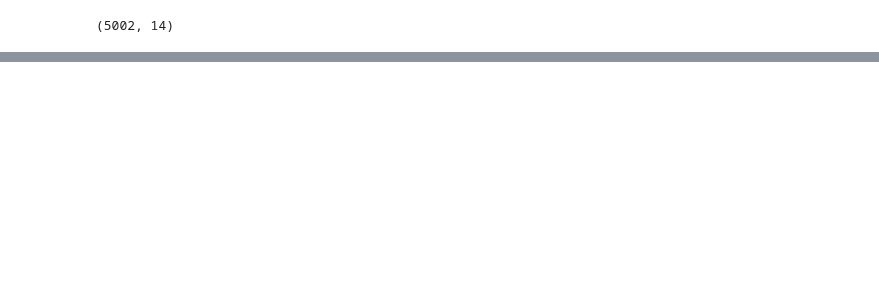
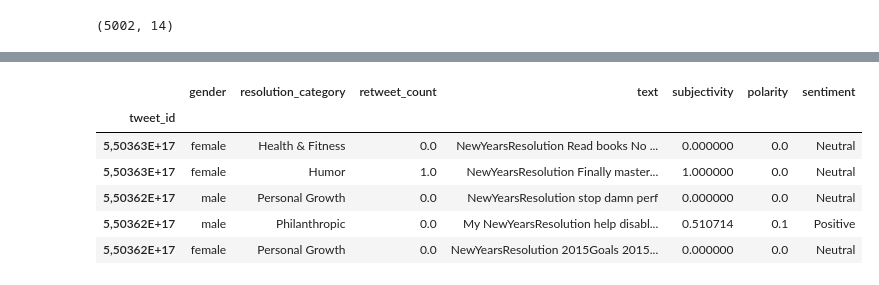
Before and after one commit to RobertaBRC/portfolio_projects, a Jupyter notebook: NewYearsResolutions.ipynb, the cells around one changed output, grey strips where cells are left out. Cells and saved outputs as stored; diff of their text form; code cells hidden in the pictures; blank space fills up the shorter version.

```diff
--- a/NewYearsResolutions.ipynb
+++ b/NewYearsResolutions.ipynb
@@ -33,0 +42,13 @@ Name: text, Length: 5002, dtype: object
+# %%
+# Removing '#', 'RT', hyperlinks, @mentions, punctuations, and stop words
+def cleanText(text):
+    text = re.sub(r'#', '', text)
+    text = re.sub(r'RT[\s]+', '', text)
+    text = re.sub(r'https?:\/\/\S+', '', text)
+    text = re.sub(r'@[a-zA-Z0-9]+', '', text)
+    text = text.translate(str.maketrans('', '', string.punctuation))
+    text = ' '.join([word for word in text.split() if word not in stopwords.words("english")])
+    return text
+
+ny_resolutions['text'] = ny_resolutions['text'].apply(cleanText)
+ny_resolutions['text'].head()
@@ -33,0 +96,20 @@ Name: text, Length: 5002, dtype: object
+# %%
+# Getting the sentiment associated with each tweet based on its polarity
+def getSentiment(polarity):
+    if polarity == 0:
+        return 'Neutral'
+    elif polarity < 0:
+        return 'Negative'
+    else:
+        return 'Positive'
+
+ny_resolutions['sentiment'] = ny_resolutions['polarity'].apply(getSentiment)
+ny_resolutions.head()
+# %% [output]
+|  | gender | resolution_category | retweet_count | text | subjectivity | polarity | sentiment |
+| tweet_id |  |  |  |  |  |  |  |
+| 5,50363E+17 | female | Health & Fitness | 0.0 | NewYearsResolution Read books No ... | 0.000000 | 0.0 | Neutral |
+| 5,50363E+17 | female | Humor | 1.0 | NewYearsResolution Finally master... | 1.000000 | 0.0 | Neutral |
+| 5,50362E+17 | male | Personal Growth | 0.0 | NewYearsResolution stop damn perf | 0.000000 | 0.0 | Neutral |
+| 5,50362E+17 | male | Philanthropic | 0.0 | My NewYearsResolution help disabl... | 0.510714 | 0.1 | Positive |
+| 5,50362E+17 | female | Personal Growth | 0.0 | NewYearsResolution 2015Goals 2015... | 0.000000 | 0.0 | Neutral |
```
Also changed, not shown: parts of 17 cells of this notebook.
